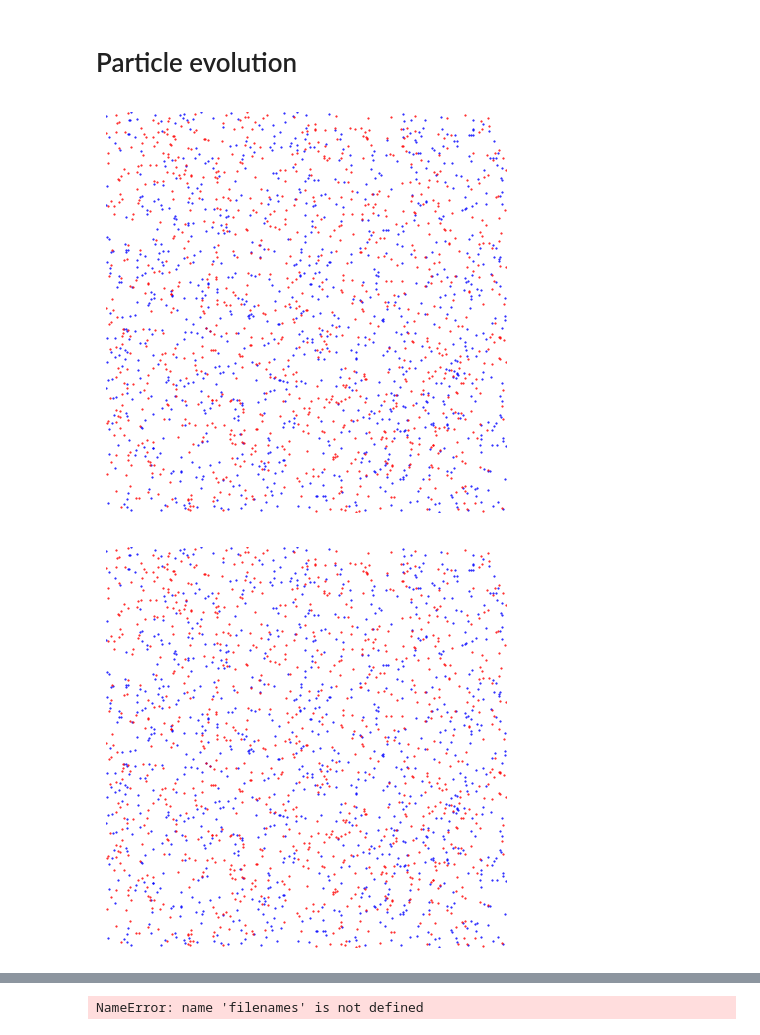
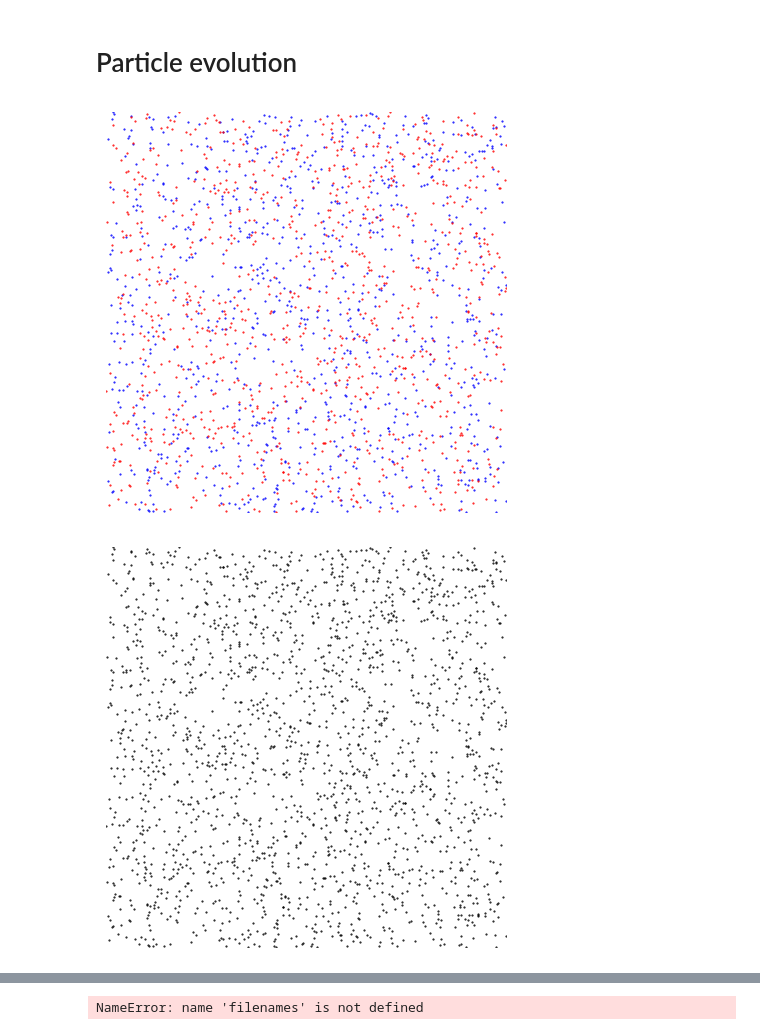
Before and after one commit to jkumarres/ML_Discussion, a Jupyter notebook: GenerateParticleFlow.ipynb, the cells around one changed output, grey strips where cells are left out. Drawn from its saved outputs; the diff is of its cells as text; code cells hidden in the pictures.

```diff
--- a/GenerateParticleFlow.ipynb
+++ b/GenerateParticleFlow.ipynb
@@ -75,9 +75,9 @@ plt.show()
 # %% [markdown]
 # Particle evolution
 # %%
-MaxIterations = 500000
+MaxIterations = 5000
 dt = 0.1
-DisplayIteration = 10000
+DisplayIteration = 1000
 # %%
 RGBimages = []
 BWimages = []
@@ -116,34 +116,34 @@ for Iteration in range( MaxIterations ):
                 Color1 = '.b'
                 Color2 = '.r'
             else :
                 Color1 = '.k'
                 Color2 = '.k'
 
             fig = plt.figure(figsize=(4,4), dpi=100)
             ax = fig.gca()
             #Image from plot
             ax.axis('off')
             fig.tight_layout(pad=0)
 
             # To remove the huge white borders
             ax.margins(0)
 
-            plt.plot( ForeGroundParticleX , ForeGroundParticleY , '.b' , markersize=1 )
-            plt.plot( BackGroundParticleX , BackGroundParticleY , '.r' , markersize=1 )
+            plt.plot( ForeGroundParticleX , ForeGroundParticleY , Color1 , markersize=1 )
+            plt.plot( BackGroundParticleX , BackGroundParticleY , Color2 , markersize=1 )
             plt.axis('equal')
             plt.axis('off')
             plt.savefig('B.png',bbox_inches='tight',transparent=False,pad_inches = 0)
             I = plt.imread( 'B.png' )
 
             if (PlotIteration==0):
                 RGBimages.append( I )
             else :
                 BWimages.append( I )
 
             plt.show()
 
 imageio.mimsave( 'RGBmovie.gif', RGBimages )
 imageio.mimsave( 'BWmovie.gif', BWimages )
 # %% [output]
-[figure, old version]
+[figure, new version]
-[figure, old version]
+[figure, new version]
```
Also changed, not shown: parts of 3 cells of this notebook, 6 other files.
